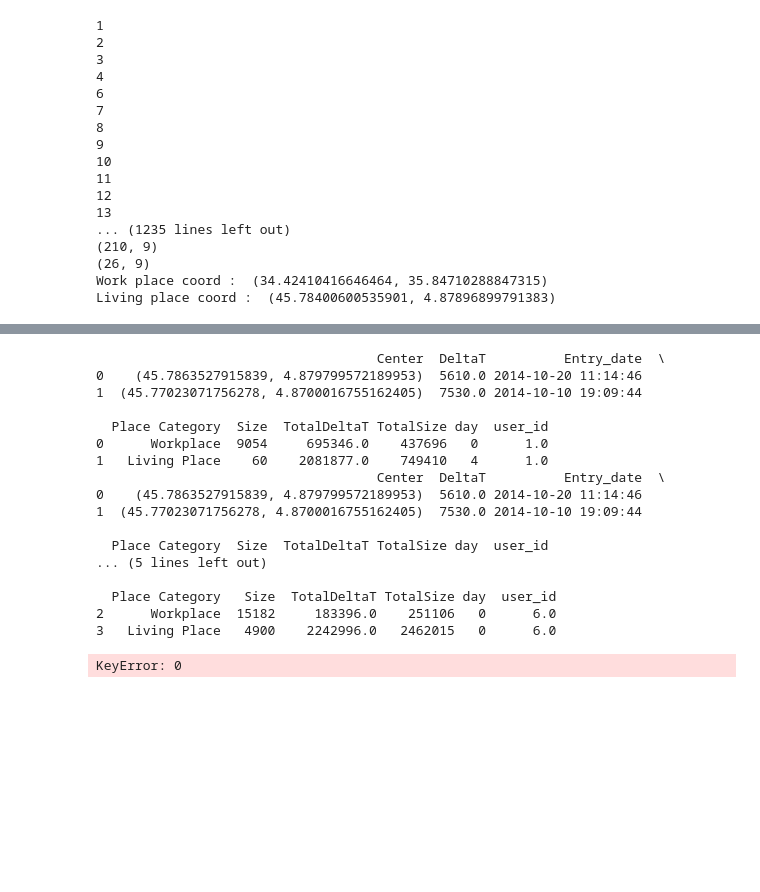
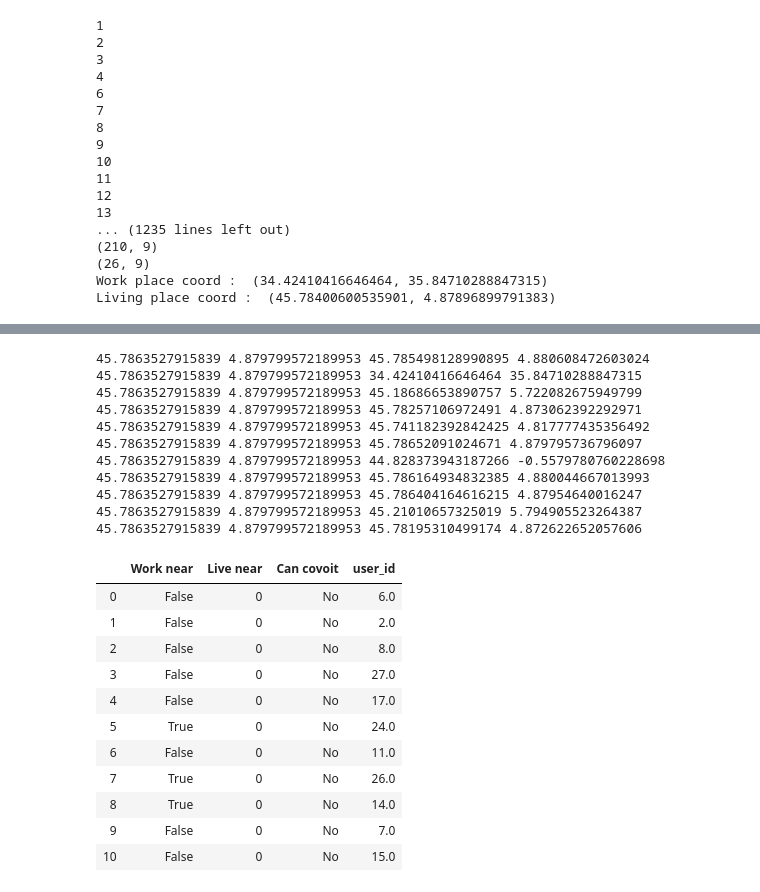
Before and after one commit to lpape96/OT6, a Jupyter notebook: notebooks/Untitled.ipynb, the cells around one changed output, grey strips where cells are left out. Saved outputs shown, nothing was run; the diff lists cells and outputs as text; code cells hidden in the pictures; blank space fills up the shorter version.

Commit message:
covoit fonctionne

```diff
--- a/notebooks/Untitled.ipynb
+++ b/notebooks/Untitled.ipynb
@@ -261,12 +265,17 @@ def covoit(places_user1,places_user2):
     work_user2 = places_user2.Center.loc[places_user2['Place Category'] == 'Workplace']
     house_user2 = places_user2.Center.loc[places_user2['Place Category'] == 'Living Place']
 
-    collegues = areColleagues(work_user1[0][0],work_user1[0][1], work_user2[0][0],work_user2[0][1])
-    neighbors = areLivingTogether(house_user1[1][0],house_user1[1][1], house_user2[1][0],house_user2[1][1])
+    print(work_user1.iloc[0][0],work_user1.iloc[0][1], work_user2.iloc[0][0],work_user2.iloc[0][1])
+
+    collegues = areColleagues(work_user1.iloc[0][0],work_user1.iloc[0][1], work_user2.iloc[0][0],work_user2.iloc[0][1])
+    neighbors = areLivingTogether(house_user1.iloc[0][0],house_user1.iloc[0][1], house_user2.iloc[0][0],house_user2.iloc[0][1])
+
 
     if(collegues == True and neighbors in (1,2)):
-        return True
-    else : return False
+         covoit = 'Yes'
+    else :  covoit = 'No'
+
+    return [collegues,neighbors,covoit]
 # %%
 covoit(places_user1,places_user2)
 # %% [output]
@@ -344,32 +378,40 @@ datas
 | 23 | (45.78487815004396, 4.87967937084... | 4463.0 | 2015-02-17 20:18:10 | Living Place | 1656 | 88531.0 | 101930 | 1 | 15.0 |
 # %%
 def checkCovoit(df,user):
+    covoit_df = pd.DataFrame(columns={'user_id','Live near','Work near','Can covoit'})
     places_user=df.loc[df['user_id']==user]
-    print(places_user)
     for id_user in df['user_id'].unique():
-        users_covoit =[]
+        if (id_user == user) : continue
         places = df.loc[df['user_id']==id_user]
-        print(places)
-        if(covoit(places_user,places)) : users_covoit.append(id_user)
-    return users_covoit
+        [collegues, neighbors, covoiturage] = covoit(places_user,places)
+        covoit_df = covoit_df.append({'user_id':id_user,'Live near':neighbors,'Work near':collegues,'Can covoit':covoiturage},ignore_index=True)
+    return covoit_df
 # %%
 covoit = checkCovoit(datas,1)
 # %% [output]
-                                    Center  DeltaT          Entry_date  \
-0    (45.7863527915839, 4.879799572189953)  5610.0 2014-10-20 11:14:46
-1  (45.77023071756278, 4.8700016755162405)  7530.0 2014-10-10 19:09:44
-
-  Place Category  Size  TotalDeltaT TotalSize day  user_id
-0      Workplace  9054     695346.0    437696   0      1.0
-1   Living Place    60    2081877.0    749410   4      1.0
-                                    Center  DeltaT          Entry_date  \
-0    (45.7863527915839, 4.879799572189953)  5610.0 2014-10-20 11:14:46
-1  (45.77023071756278, 4.8700016755162405)  7530.0 2014-10-10 19:09:44
-
-  Place Category  Size  TotalDeltaT TotalSize day  user_id
-... (5 lines left out)
-
-  Place Category   Size  TotalDeltaT TotalSize day  user_id
-2      Workplace  15182     183396.0    251106   0      6.0
-3   Living Place   4900    2242996.0   2462015   0      6.0
+45.7863527915839 4.879799572189953 45.785498128990895 4.880608472603024
+45.7863527915839 4.879799572189953 34.42410416646464 35.84710288847315
+45.7863527915839 4.879799572189953 45.18686653890757 5.722082675949799
+45.7863527915839 4.879799572189953 45.78257106972491 4.873062392292971
+45.7863527915839 4.879799572189953 45.741182392842425 4.817777435356492
+45.7863527915839 4.879799572189953 45.78652091024671 4.879795736796097
+45.7863527915839 4.879799572189953 44.828373943187266 -0.5579780760228698
+45.7863527915839 4.879799572189953 45.786164934832385 4.880044667013993
+45.7863527915839 4.879799572189953 45.786404164616215 4.87954640016247
+45.7863527915839 4.879799572189953 45.21010657325019 5.794905523264387
+45.7863527915839 4.879799572189953 45.78195310499174 4.872622652057606
-KeyError: 0
+# %%
+covoit
+# %% [output]
+|  | Work near | Live near | Can covoit | user_id |
+| 0 | False | 0 | No | 6.0 |
+| 1 | False | 0 | No | 2.0 |
+| 2 | False | 0 | No | 8.0 |
+| 3 | False | 0 | No | 27.0 |
+| 4 | False | 0 | No | 17.0 |
+| 5 | True | 0 | No | 24.0 |
+| 6 | False | 0 | No | 11.0 |
+| 7 | True | 0 | No | 26.0 |
+| 8 | True | 0 | No | 14.0 |
+| 9 | False | 0 | No | 7.0 |
+| 10 | False | 0 | No | 15.0 |
```
Also changed, not shown: parts of 3 cells of this notebook.
